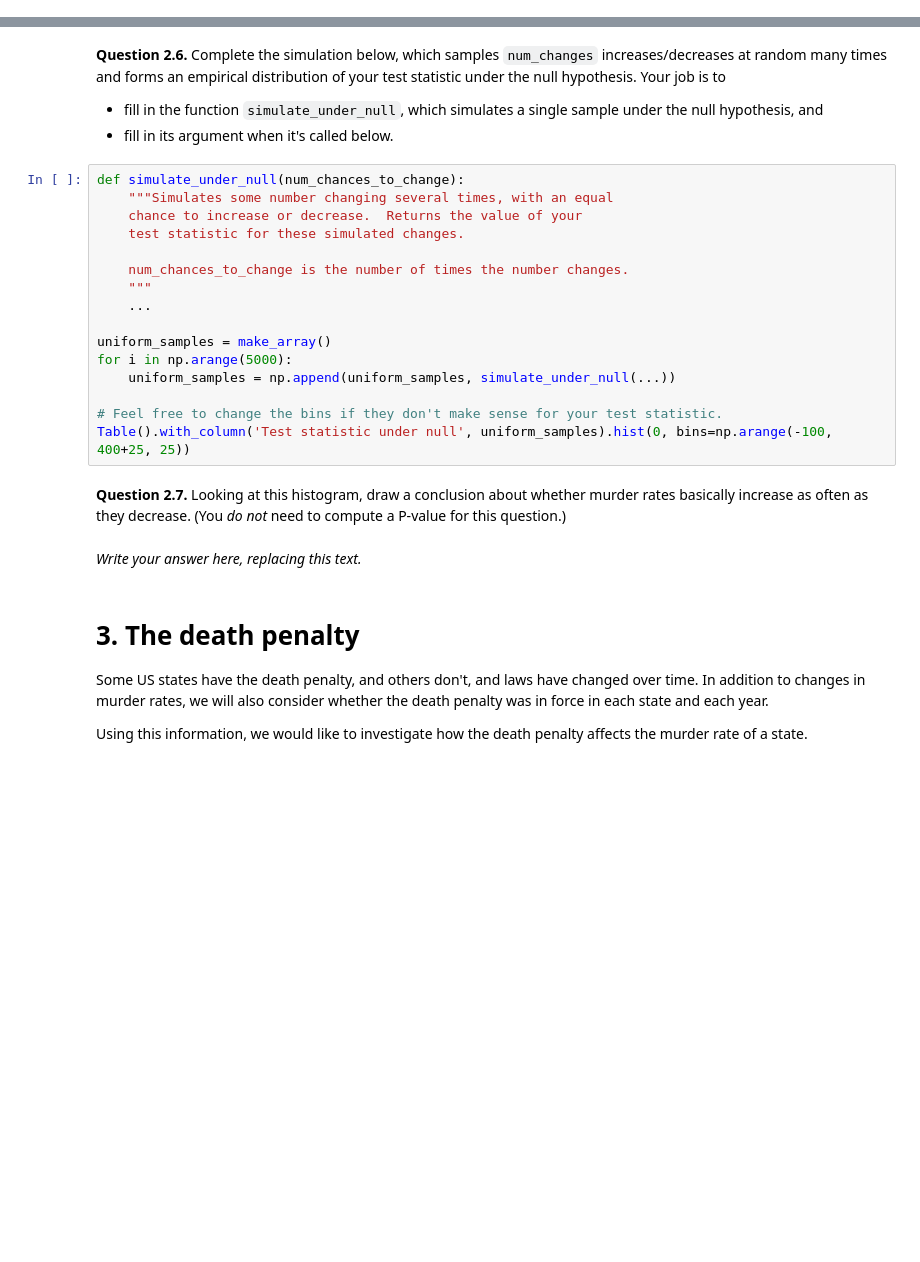
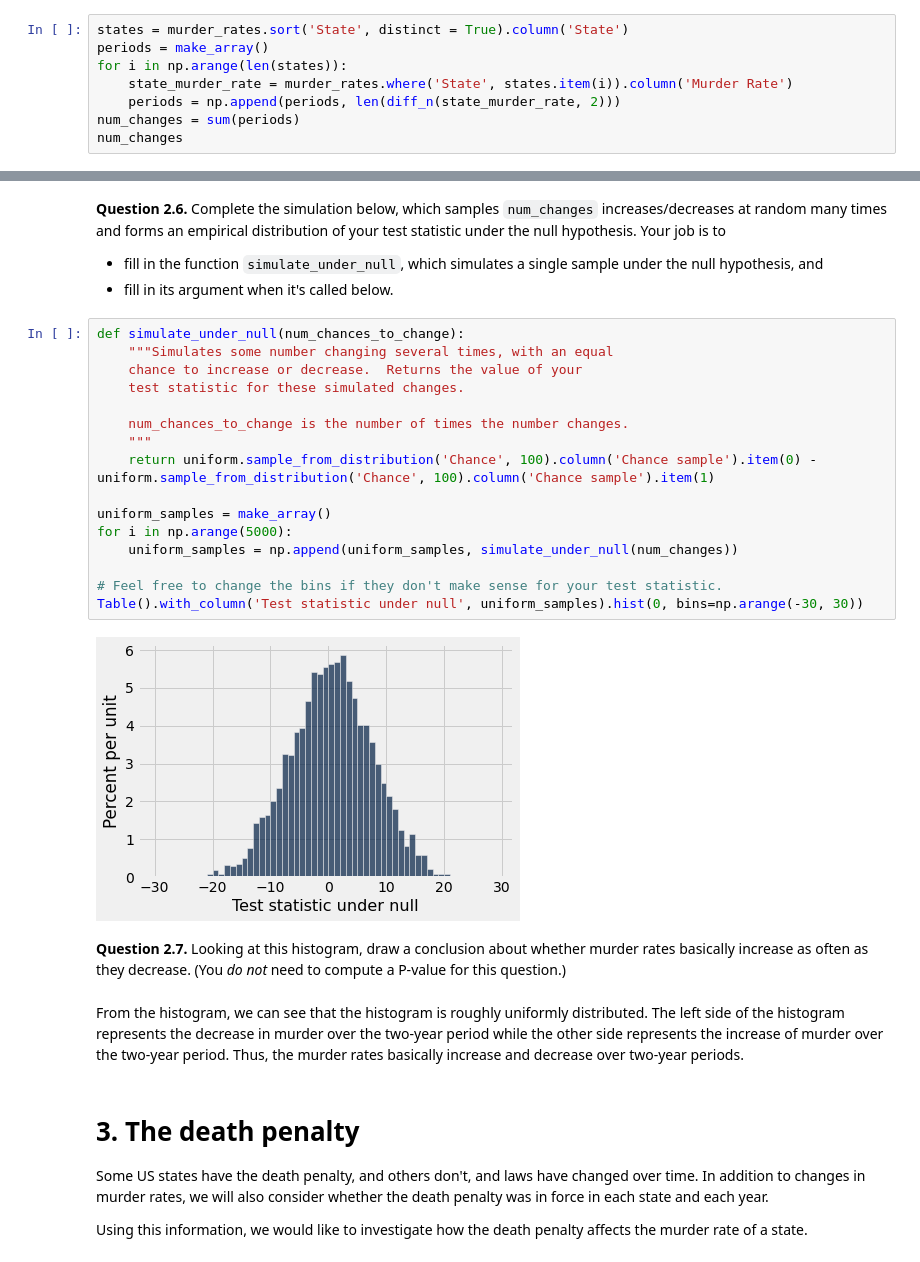
Before and after one commit to bxu22/DS151-Project, a Jupyter notebook: project_1sthalf.ipynb, the cells around one changed output, grey strips where cells are left out. Cells and saved outputs as stored; diff of their text form; blank space fills up the shorter version.

```diff
--- a/project_1sthalf.ipynb
+++ b/project_1sthalf.ipynb
@@ -174,0 +217,8 @@ num_changes
+# %%
+states = murder_rates.sort('State', distinct = True).column('State')
+periods = make_array()
+for i in np.arange(len(states)):
+    state_murder_rate = murder_rates.where('State', states.item(i)).column('Murder Rate')
+    periods = np.append(periods, len(diff_n(state_murder_rate, 2)))
+num_changes = sum(periods)
+num_changes
@@ -203,23 +260,25 @@ uniform.sample_from_distribution('Chance', 100)
 # %%
 def simulate_under_null(num_chances_to_change):
     """Simulates some number changing several times, with an equal
     chance to increase or decrease.  Returns the value of your
     test statistic for these simulated changes.
 
     num_chances_to_change is the number of times the number changes.
     """
-    ...
+    return uniform.sample_from_distribution('Chance', 100).column('Chance sample').item(0) - uniform.sample_from_distribution('Chance', 100).column('Chance sample').item(1)
 
 uniform_samples = make_array()
 for i in np.arange(5000):
-    uniform_samples = np.append(uniform_samples, simulate_under_null(...))
+    uniform_samples = np.append(uniform_samples, simulate_under_null(num_changes))
 
 # Feel free to change the bins if they don't make sense for your test statistic.
-Table().with_column('Test statistic under null', uniform_samples).hist(0, bins=np.arange(-100, 400+25, 25))
+Table().with_column('Test statistic under null', uniform_samples).hist(0, bins=np.arange(-30, 30))
+# %% [output]
+[figure, added]
 # %% [markdown]
 **Question 2.7.** Looking at this histogram, draw a conclusion about whether murder rates basically increase as often as they decrease. (You *do not* need to compute a P-value for this question.)
-# %% [markdown]
-*Write your answer here, replacing this text.*
+# %% [markdown]
+From the histogram, we can see that the histogram is roughly uniformly distributed. The left side of the histogram represents the decrease in murder over the two-year period while the other side represents the increase of murder over the two-year period. Thus, the murder rates basically increase and decrease over two-year periods.
 # %% [markdown]
 # 3. The death penalty
 
```
Also changed, not shown: parts of 21 cells of this notebook.
